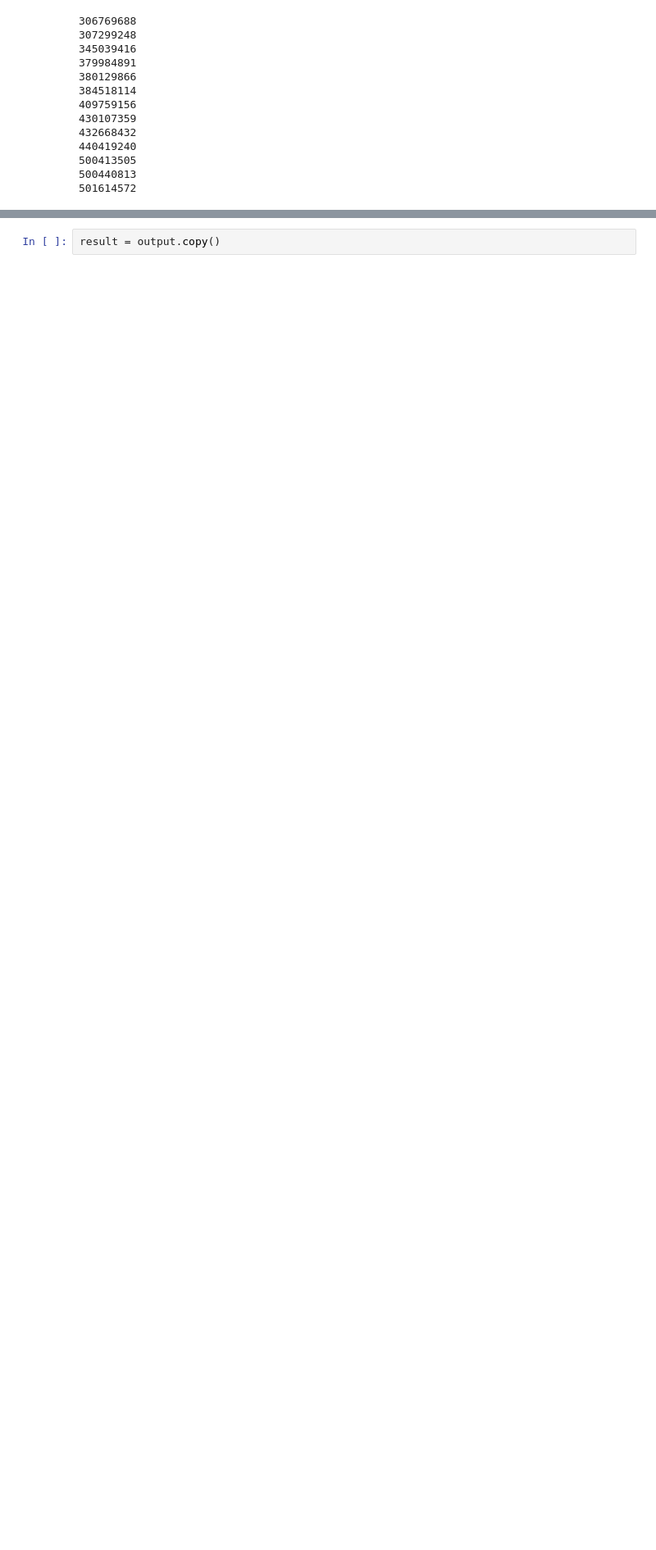
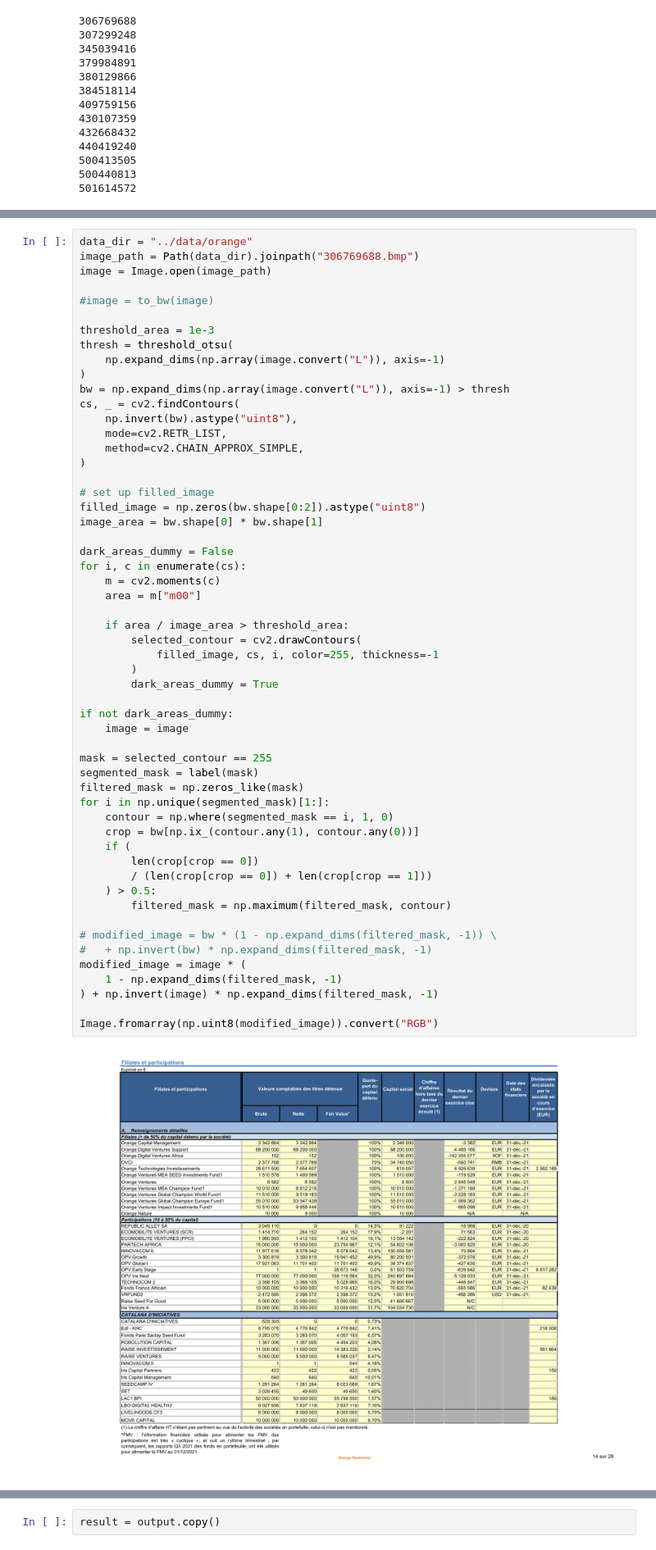
Before and after one commit to InseeFrLab/extraction-comptes-sociaux, a Jupyter notebook: notebooks/predict_tabletransformer_orange.ipynb, the cells around one changed output, grey strips where cells are left out. Shown at 82% size. Saved outputs shown, nothing was run; the diff lists cells and outputs as text; blank space fills up the shorter version.

```diff
--- a/notebooks/predict_tabletransformer_orange.ipynb
+++ b/notebooks/predict_tabletransformer_orange.ipynb
@@ -110,0 +109,57 @@ Path('../data/orange/tabletrans_output').mkdir(parents=True, exist_ok=True)
+# %%
+data_dir = "../data/orange"
+image_path = Path(data_dir).joinpath("306769688.bmp")
+image = Image.open(image_path)
+
+#image = to_bw(image)
+
+threshold_area = 1e-3
+thresh = threshold_otsu(
+    np.expand_dims(np.array(image.convert("L")), axis=-1)
+)
+bw = np.expand_dims(np.array(image.convert("L")), axis=-1) > thresh
+cs, _ = cv2.findContours(
+    np.invert(bw).astype("uint8"),
+    mode=cv2.RETR_LIST,
+    method=cv2.CHAIN_APPROX_SIMPLE,
+)
+
+# set up filled_image
+filled_image = np.zeros(bw.shape[0:2]).astype("uint8")
+image_area = bw.shape[0] * bw.shape[1]
+
+dark_areas_dummy = False
+for i, c in enumerate(cs):
+    m = cv2.moments(c)
+    area = m["m00"]
+
+    if area / image_area > threshold_area:
+        selected_contour = cv2.drawContours(
+            filled_image, cs, i, color=255, thickness=-1
+        )
+        dark_areas_dummy = True
+
+if not dark_areas_dummy:
+    image = image
+
+mask = selected_contour == 255
+segmented_mask = label(mask)
+filtered_mask = np.zeros_like(mask)
+for i in np.unique(segmented_mask)[1:]:
+    contour = np.where(segmented_mask == i, 1, 0)
+    crop = bw[np.ix_(contour.any(1), contour.any(0))]
+    if (
+        len(crop[crop == 0])
+        / (len(crop[crop == 0]) + len(crop[crop == 1]))
+    ) > 0.5:
+        filtered_mask = np.maximum(filtered_mask, contour)
+
+# modified_image = bw * (1 - np.expand_dims(filtered_mask, -1)) \
+#   + np.invert(bw) * np.expand_dims(filtered_mask, -1)
+modified_image = image * (
+    1 - np.expand_dims(filtered_mask, -1)
+) + np.invert(image) * np.expand_dims(filtered_mask, -1)
+
+Image.fromarray(np.uint8(modified_image)).convert("RGB")
+# %% [output]
+[figure, added]
```
Also changed, not shown: parts of 8 cells of this notebook.
